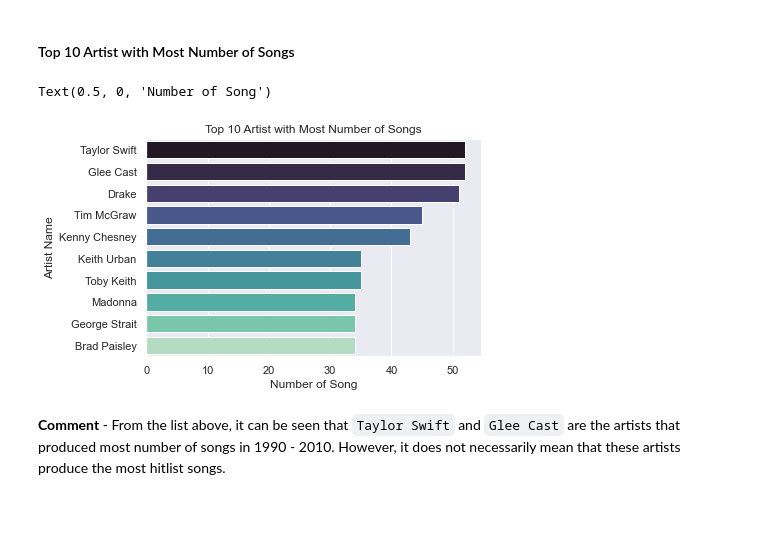
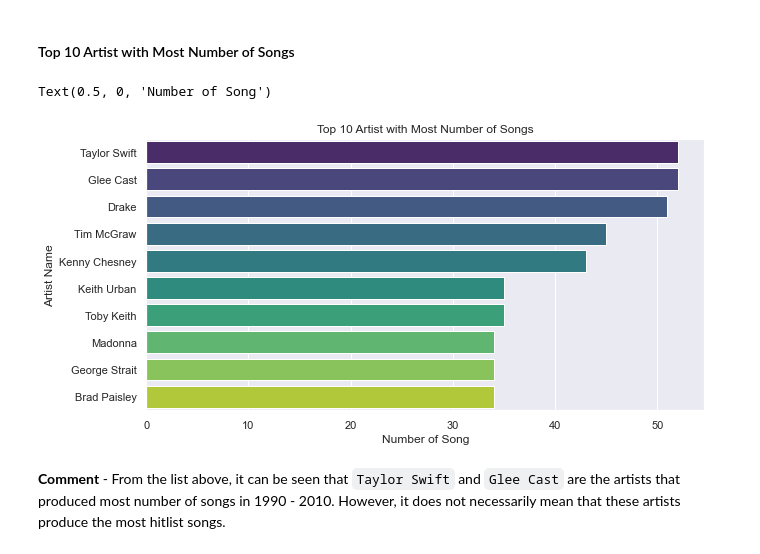
Before and after one commit to gabriellenicole/spotify-hitlist, a Jupyter notebook: IE0005_MiniProject_SpotifyHitPredictor.ipynb, the cells around one changed output. Saved outputs shown, nothing was run; the diff lists cells and outputs as text; code cells hidden in the pictures; blank space fills up the shorter version.

Commit message:
updated data visualisation

```diff
--- a/IE0005_MiniProject_SpotifyHitPredictor.ipynb
+++ b/IE0005_MiniProject_SpotifyHitPredictor.ipynb
@@ -381,13 +369,13 @@ Name: hitlist, dtype: int64
 #### Top 10 Artist with Most Number of Songs
 # %%
 most_songs = df['artist'].value_counts().head(10)
-axis = sb.barplot(most_songs, most_songs.index, palette="mako", orient = 'h')
+axis = sb.barplot(most_songs, most_songs.index, palette="viridis", orient = 'h')
 axis.set_title('Top 10 Artist with Most Number of Songs')
 axis.set_ylabel('Artist Name')
 axis.set_xlabel('Number of Song')
 # %% [output]
 Text(0.5, 0, 'Number of Song')
-[figure, old version]
+[figure, new version]
 # %% [markdown]
 **Comment** - From the list above, it can be seen that `Taylor Swift` and `Glee Cast` are the artists that produced most number of songs in 1990 - 2010. However, it does not necessarily mean that these artists produce the most hitlist songs.
 # %% [markdown]
```
Also changed, not shown: parts of 73 cells of this notebook.
